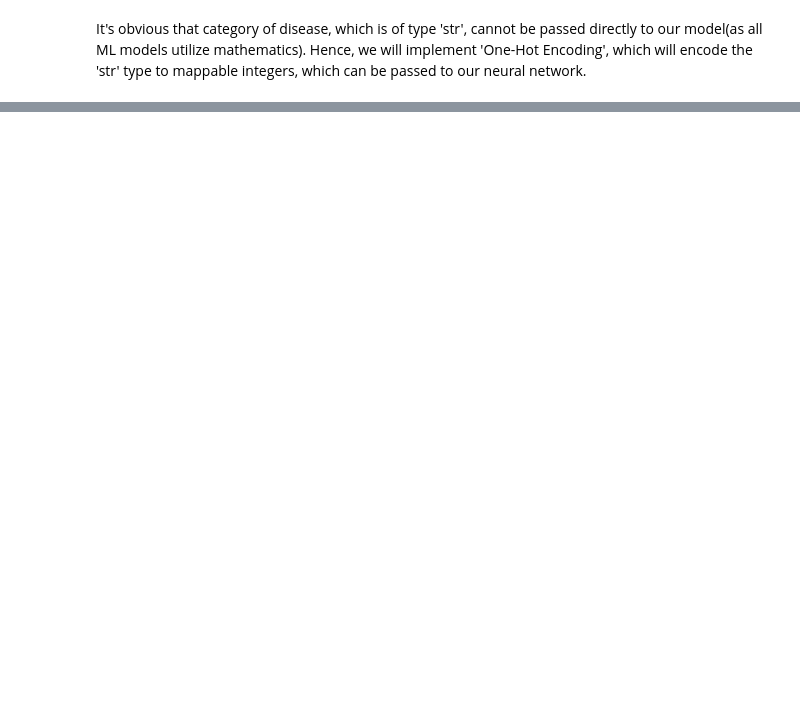
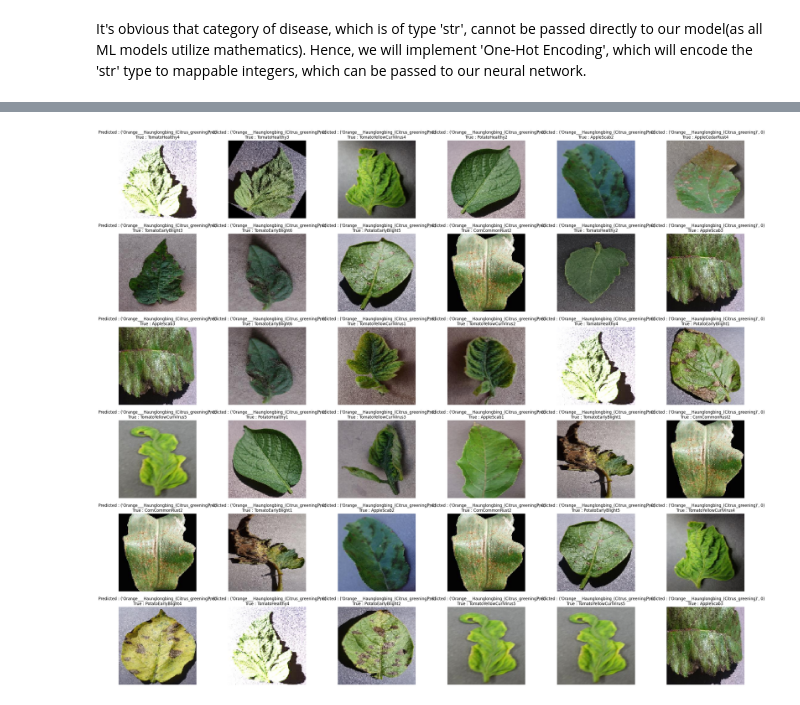
Before and after one commit to lurchyy/Plant-Disease-Detection, a Jupyter notebook: main.ipynb, the cells around one changed output, grey strips where cells are left out. Cells and saved outputs as stored; diff of their text form; code cells hidden in the pictures; blank space fills up the shorter version.

```diff
--- a/main.ipynb
+++ b/main.ipynb
@@ -34,9 +37,9 @@ from tensorflow.keras.optimizers import Adam
 # Import train, validation, test datasets
 
 
-train_path = 'dataset/New Plant Diseases Dataset(Augmented)/New Plant Diseases Dataset(Augmented)/train'
-validation_path = 'dataset/New Plant Diseases Dataset(Augmented)/New Plant Diseases Dataset(Augmented)/valid'
-test_path = 'dataset/test'
+train_path = '/content/new-plant-diseases-dataset/new plant diseases dataset(augmented)/New Plant Diseases Dataset(Augmented)/train'
+validation_path = '/content/new-plant-diseases-dataset/new plant diseases dataset(augmented)/New Plant Diseases Dataset(Augmented)/valid'
+test_path = '/content/new-plant-diseases-dataset/test'
 # %%
 # Function To Walk Thru Datasets
 
@@ -246,11 +249,11 @@ It's obvious that category of disease, which is of type 'str', cannot be passed
 # %%
 #preparing for encoding
 
-x_train = x_train.astype('float32')
-x_train = x_train / 255
+# x_train = x_train.astype('float32')
+# x_train = x_train / 255
 
 x_test = x_test.astype('float32')
 x_test = x_test / 255
 
-x_preds = x_preds.astype('float32')
+x_preds = np.array(x_preds).astype('float32')
 x_preds = x_preds / 255
@@ -265,0 +363,9 @@ print(" Shape after one-hot encoding : ", y_train.shape)
+# %%
+plt.figure(figsize=(35,30))
+for n , i in enumerate(list(np.random.randint(0,len(x_preds),36))) :
+    plt.subplot(6,6,n+1)
+    plt.imshow(x_preds[i].reshape(img_size,img_size,3),cmap='gray')
+    plt.title(f"Predicted : {getlabel(y_preds[i].argmax())}\nTrue : {x_preds_labels[i]}")
+    plt.axis('off')
+# %% [output]
+[figure, added]
```
Also changed, not shown: parts of 27 cells of this notebook.
